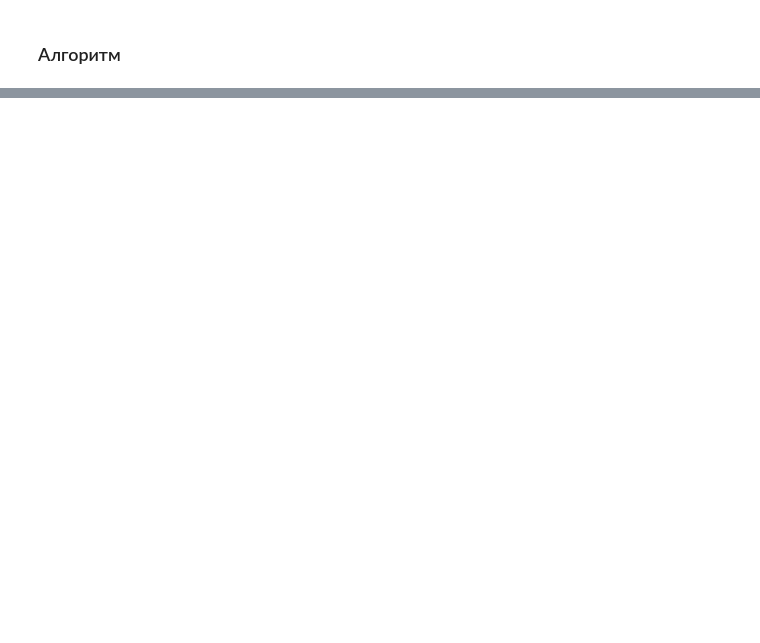
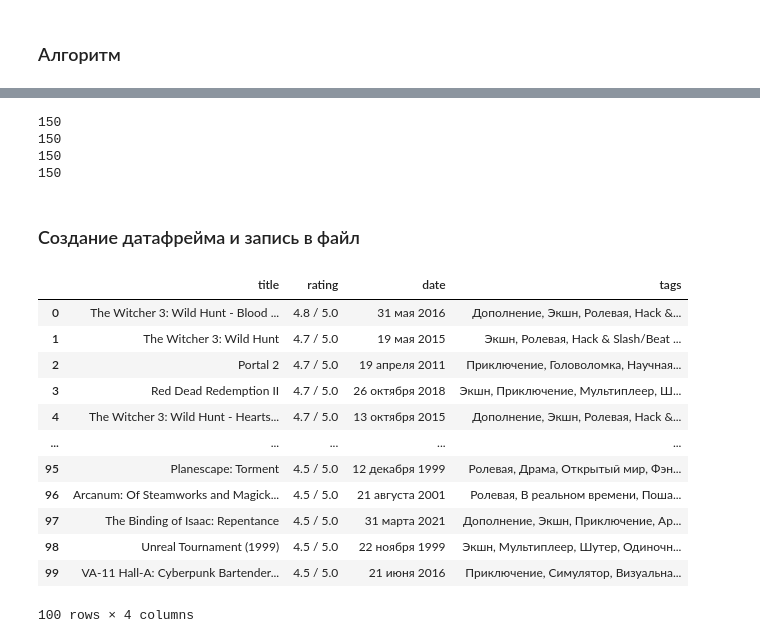
Before and after one commit to ArtemTop495/MOIBD, a Jupyter notebook: parsing.ipynb, the cells around one changed output, grey strips where cells are left out. Saved outputs shown, nothing was run; the diff lists cells and outputs as text; code cells hidden in the pictures; blank space fills up the shorter version.

```diff
--- a/parsing.ipynb
+++ b/parsing.ipynb
@@ -33,4 +15,5 @@ import pandas as pd
 # %%
 # GET - запрос
-url = 'https://habr.com/ru/all/' # страница со всеми статьями
+url = 'https://stopgame.ru/games/pc/best' # страница со всеми статьями
 page = requests.get(url)
+page.encoding = 'utf-8'
@@ -79,4 +50,4 @@ soup
 # %%
-result_list = {'title': [], 'namecompany': [], 'description': [], 'rating': [], 'field': [], 'date': [], 'textpub': []}
+result_list = {'title': [], 'rating': [], 'date': [], 'tags': []}
 # %% [markdown]
 ### Алгоритм
@@ -163,4 +53,0 @@ result_list
-# %%
-print("Количество нулевых значений в: ")
-for i in result_list:
-    print( i + " - " + str(result_list[i].count(None)))
@@ -177,0 +54,27 @@ textpub - 0
+# %%
+for pagenum in range(1, 6):
+    url = 'https://stopgame.ru/games/pc/best' + '?p=' + f'{pagenum}'
+    print(url)
+    page = requests.get(url)
+    soup = bs(page.text, 'html.parser')
+    titles = soup.find_all('a', class_='_card_32u6p_4')
+
+    for i in range(0, len(titles)):
+        print(titles[i].get('title'))
+        result_list['title'].append(titles[i].get('title'))
+        print(titles[i].text[-6:-2] + '/ 5.0')
+        result_list['rating'].append(titles[i].text[-6:-2] + '/ 5.0')
+        game_url = 'https://stopgame.ru' + titles[i].get('href')
+        print(game_url)
+        game_page = requests.get(game_url)
+        game_soup = bs(game_page.text, 'html.parser')
+        date = game_soup.find('dl', class_='_game-info__grid_1x1wz_996').find('dd')
+        print(date.text.replace('<dd>','').replace('</dd>',''))
+        result_list['date'].append(date.text.replace('<dd>','').replace('</dd>',''))
+        tags_list = game_soup.find_all('a', class_='_tag_n52si_624')
+        tags = ''
+        for i in tags_list:
+            tags += i.text + ", "
+        tags = tags[0:-2]
+        print(tags+ "\n")
+        result_list['tags'].append(tags)
@@ -178,4 +99,31 @@ textpub - 0
+# %%
+print(len(result_list['title']))
+print(len(result_list['rating']))
+print(len(result_list['date']))
+print(len(result_list['tags']))
+# %% [output]
+150
+150
+150
+150
+# %% [markdown]
+### Создание датафрейма и запись в файл
 # %%
-file_name = 'habr.csv'
+file_name = 'games.csv'
 df = pd.DataFrame(data=result_list)
 df.to_csv(file_name)
+df.head(100)
+# %% [output]
+|  | title | rating | date | tags |
+| 0 | The Witcher 3: Wild Hunt - Blood ... | 4.8 / 5.0 | 31 мая 2016 | Дополнение, Экшн, Ролевая, Hack &... |
+| 1 | The Witcher 3: Wild Hunt | 4.7 / 5.0 | 19 мая 2015 | Экшн, Ролевая, Hack & Slash/Beat ... |
+| 2 | Portal 2 | 4.7 / 5.0 | 19 апреля 2011 | Приключение, Головоломка, Научная... |
+| 3 | Red Dead Redemption II | 4.7 / 5.0 | 26 октября 2018 | Экшн, Приключение, Мультиплеер, Ш... |
+| 4 | The Witcher 3: Wild Hunt - Hearts... | 4.7 / 5.0 | 13 октября 2015 | Дополнение, Экшн, Ролевая, Hack &... |
+| ... | ... | ... | ... | ... |
+| 95 | Planescape: Torment | 4.5 / 5.0 | 12 декабря 1999 | Ролевая, Драма, Открытый мир, Фэн... |
+| 96 | Arcanum: Of Steamworks and Magick... | 4.5 / 5.0 | 21 августа 2001 | Ролевая, В реальном времени, Поша... |
+| 97 | The Binding of Isaac: Repentance | 4.5 / 5.0 | 31 марта 2021 | Дополнение, Экшн, Приключение, Ар... |
+| 98 | Unreal Tournament (1999) | 4.5 / 5.0 | 22 ноября 1999 | Экшн, Мультиплеер, Шутер, Одиночн... |
+| 99 | VA-11 Hall-A: Cyberpunk Bartender... | 4.5 / 5.0 | 21 июня 2016 | Приключение, Симулятор, Визуальна... |
+100 rows × 4 columns
```
Also changed, not shown: parts of 52 cells of this notebook, 45 other files.
